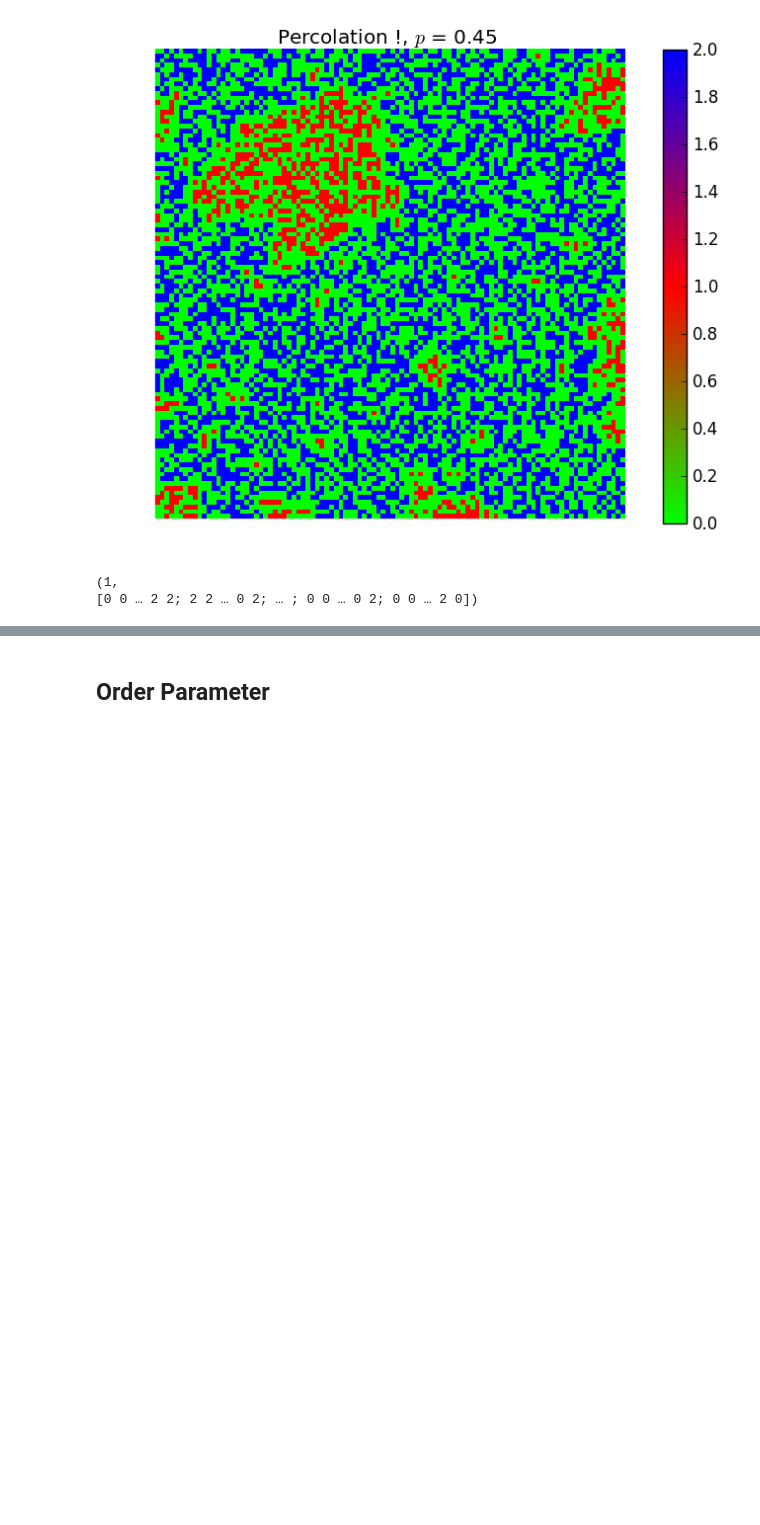
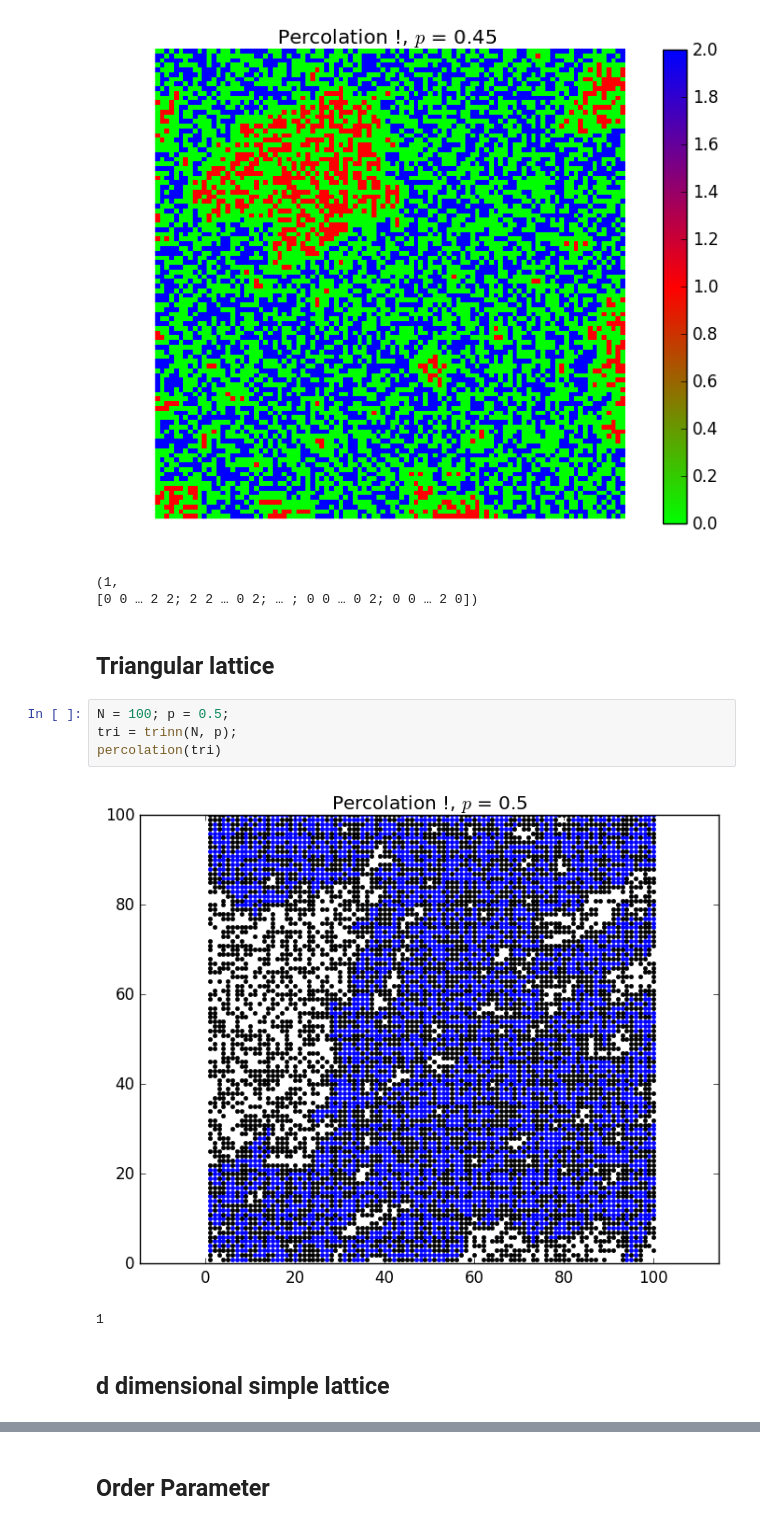
Before and after one commit to goropikari/Percolation.jl, a Jupyter notebook: example/percolation.ipynb, the cells around one changed output, grey strips where cells are left out. Saved outputs shown, nothing was run; the diff lists cells and outputs as text; blank space fills up the shorter version.

```diff
--- a/example/percolation.ipynb
+++ b/example/percolation.ipynb
@@ -51,3 +76,14 @@ percolation(size)
 [figure]
 (1,
 [0 0 … 2 2; 2 2 … 0 2; … ; 0 0 … 0 2; 0 0 … 2 0])
+# %% [markdown]
+## Triangular lattice
+# %%
+N = 100; p = 0.5;
+tri = trinn(N, p);
+percolation(tri)
+# %% [output]
+[figure, added]
+1
+# %% [markdown]
+## d dimensional simple lattice
```
Also changed, not shown: parts of 14 cells of this notebook.
